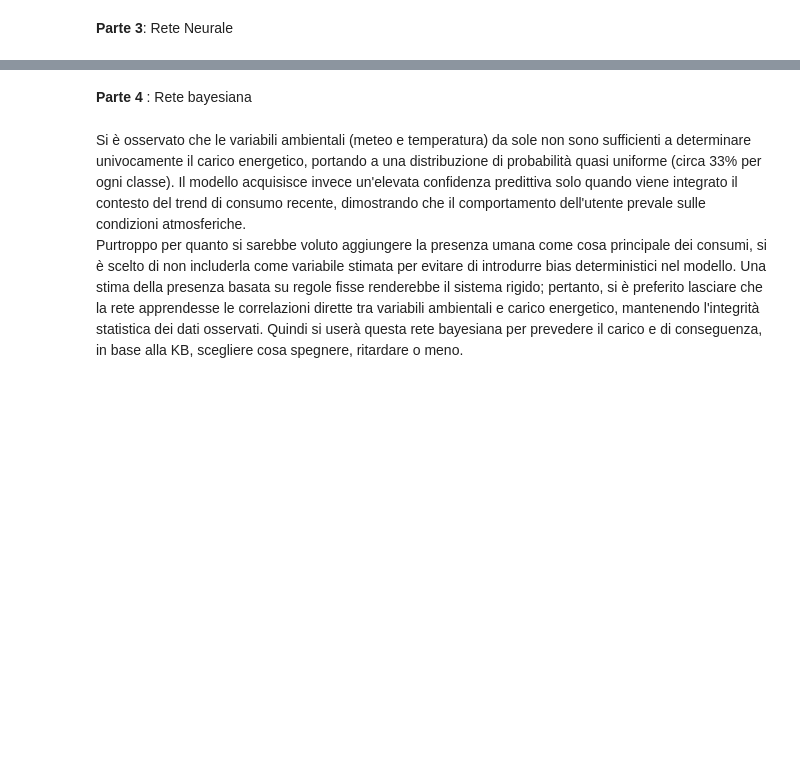
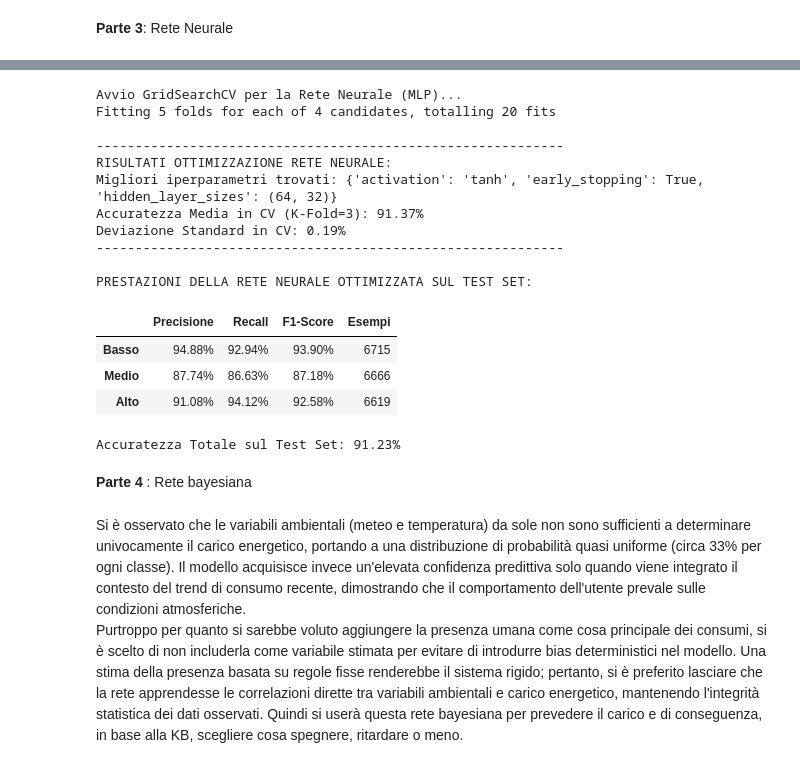
Before and after one commit to MeliotaLucia/EnergySafe, a Jupyter notebook: Smart_House_ICON.ipynb, the cells around one changed output, grey strips where cells are left out. Drawn from its saved outputs; the diff is of its cells as text; code cells hidden in the pictures; blank space fills up the shorter version.

```diff
--- a/Smart_House_ICON.ipynb
+++ b/Smart_House_ICON.ipynb
@@ -324,3 +237,82 @@ Accuratezza: 91.64%
+# %%
+# Creazione di un campionamento casuale dal dataframe di 100.000 righe per poter abbassare i tempi di computazione
+df_sample = df.sample(n=100000, random_state=42)
+X_sample = df_sample[features]
+y_sample = df_sample['target_carico']
+
+# Dividiamo in Train e Test sul campione. L'utilizzo di stratify è dovuto per mantenere le proporzioni
+X_train_mlp, X_test_mlp, y_train_mlp, y_test_mlp = train_test_split(
+    X_sample, y_sample, test_size=0.2, random_state=42, stratify=y_sample
+)
+
+# Standardizzazione dei dati
+scaler = StandardScaler()
+X_train_scaled = scaler.fit_transform(X_train_mlp)
+X_test_scaled = scaler.transform(X_test_mlp)
+
+# Definizione della griglia dei parametri
+param_grid_mlp = {
+    'hidden_layer_sizes': [(64, 32), (100, 50)], # due architetture da due hidden layer
+    'activation': ['relu', 'tanh'],              # diverse funzioni di attivazione
+    'early_stopping': [True]                     # l'early stopping per evitare overfitting
+}
+
+# Inizializziazione dell'MLP
+mlp_base = MLPClassifier(max_iter=200, random_state=42)
+
+# Impostazione della GridSearchCV (con Cross-Validation a 5 fold)
+print("Avvio GridSearchCV per la Rete Neurale (MLP)...")
+grid_search_mlp = GridSearchCV(estimator=mlp_base,
+                               param_grid=param_grid_mlp,
+                               cv=5,
+                               scoring='accuracy',
+                               n_jobs=-1,
+                               verbose=2)
+
+# Addestramento della griglia
+grid_search_mlp.fit(X_train_scaled, y_train_mlp)
+
+# Estrazione dei risultati statistici
+best_mlp = grid_search_mlp.best_estimator_
+best_idx_mlp = grid_search_mlp.best_index_
+cv_mean_mlp = grid_search_mlp.cv_results_['mean_test_score'][best_idx_mlp]
+cv_std_mlp = grid_search_mlp.cv_results_['std_test_score'][best_idx_mlp]
+
+print(f"\n{'-' * 60}")
+print("RISULTATI OTTIMIZZAZIONE RETE NEURALE: ")
+print(f"Migliori iperparametri trovati: {grid_search_mlp.best_params_}")
+print(f"Accuratezza Media in CV (K-Fold=5): {cv_mean_mlp:.2%}")
+print(f"Deviazione Standard in CV: {cv_std_mlp:.2%}")
+print(f"{'-' * 60}\n")
+
+# alutazione finale del miglior modello sul Test Set
+y_pred_mlp = best_mlp.predict(X_test_scaled)
+
+print("PRESTAZIONI DELLA RETE NEURALE OTTIMIZZATA SUL TEST SET: ")
+report_mlp = classification_report(y_test_mlp, y_pred_mlp, target_names=['Basso', 'Medio', 'Alto'], output_dict=True)
+report_mlp_df = pd.DataFrame(report_mlp).transpose().head(3)
+report_mlp_df.columns = ['Precisione', 'Recall', 'F1-Score', 'Esempi']
+report_mlp_df['Esempi'] = report_mlp_df['Esempi'].astype(int)
+
+display(report_mlp_df.style.format({'Precisione': '{:.2%}', 'Recall': '{:.2%}', 'F1-Score': '{:.2%}', 'Esempi': '{:d}'}))
+print(f"\nAccuratezza Totale sul Test Set: {accuracy_score(y_test_mlp, y_pred_mlp):.2%}")
+# %% [output]
+Avvio GridSearchCV per la Rete Neurale (MLP)...
+Fitting 5 folds for each of 4 candidates, totalling 20 fits
+
+------------------------------------------------------------
+RISULTATI OTTIMIZZAZIONE RETE NEURALE:
+Migliori iperparametri trovati: {'activation': 'tanh', 'early_stopping': True, 'hidden_layer_sizes': (64, 32)}
+Accuratezza Media in CV (K-Fold=3): 91.37%
+Deviazione Standard in CV: 0.19%
+------------------------------------------------------------
+
+PRESTAZIONI DELLA RETE NEURALE OTTIMIZZATA SUL TEST SET:
+|  | Precisione | Recall | F1-Score | Esempi |
+| Basso | 94.88% | 92.94% | 93.90% | 6715 |
+| Medio | 87.74% | 86.63% | 87.18% | 6666 |
+| Alto | 91.08% | 94.12% | 92.58% | 6619 |
+Accuratezza Totale sul Test Set: 91.23%
 # %% [markdown]
 **Parte 4** : Rete bayesiana
 # %% [markdown]
```
Also changed, not shown: parts of 18 cells of this notebook.
